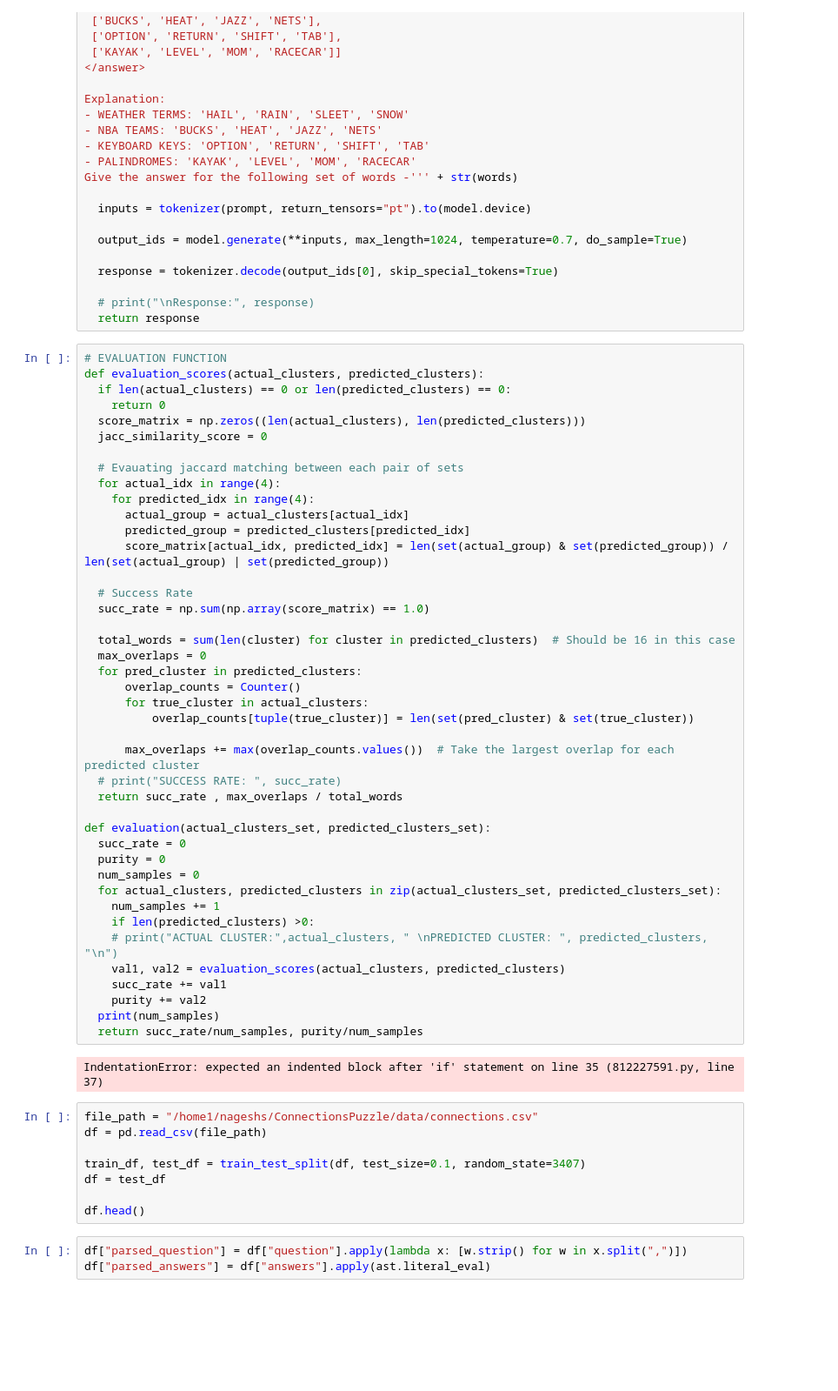
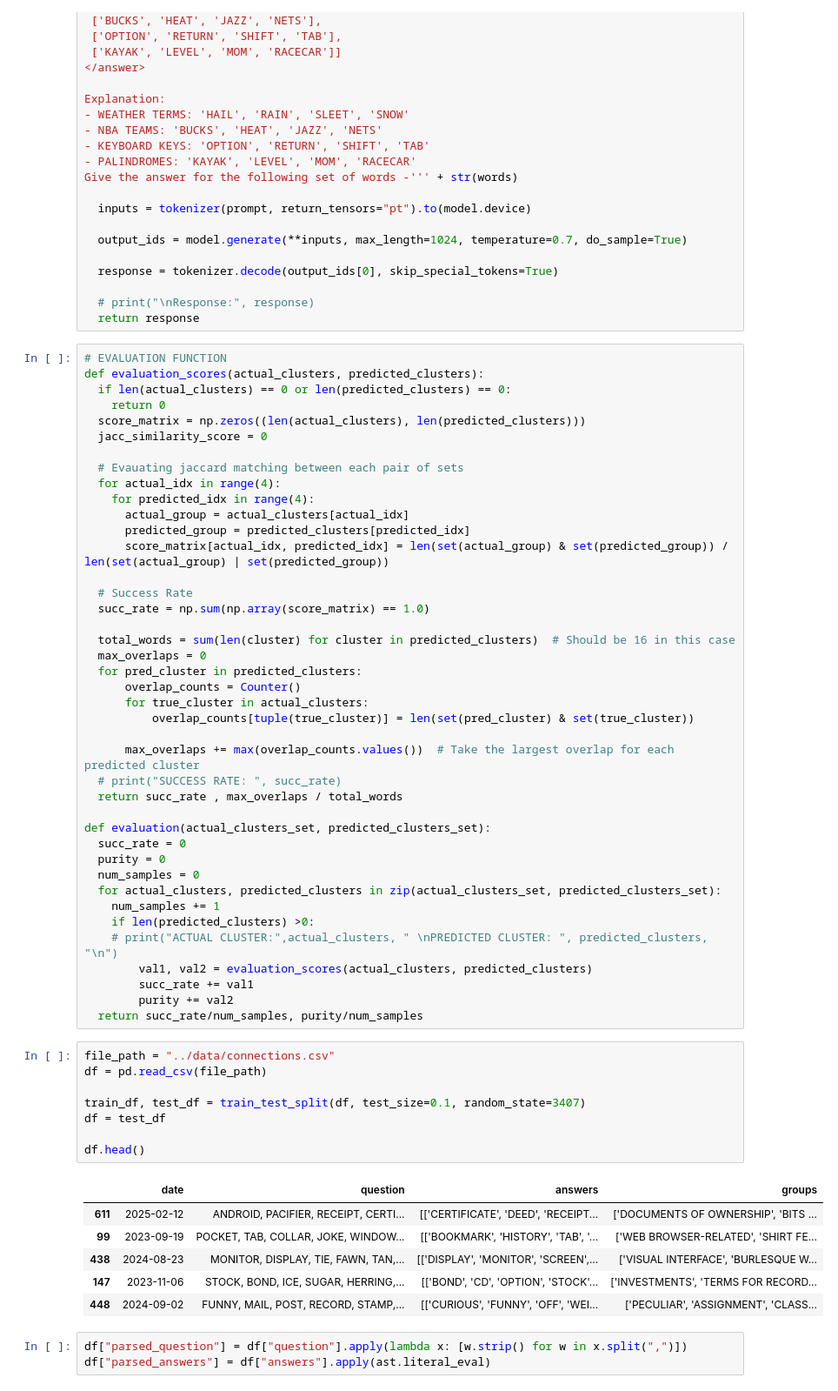
Before and after one commit to swathiasok/ConnectionsPuzzle, a Jupyter notebook: prompt/Response_eval.ipynb, the cells around one changed output. Shown at 87% size. Drawn from its saved outputs; the diff is of its cells as text; blank space fills up the shorter version.

```diff
--- a/prompt/Response_eval.ipynb
+++ b/prompt/Response_eval.ipynb
@@ -145,21 +145,25 @@ def evaluation(actual_clusters_set, predicted_clusters_set):
     num_samples += 1
     if len(predicted_clusters) >0:
     # print("ACTUAL CLUSTER:",actual_clusters, " \nPREDICTED CLUSTER: ", predicted_clusters, "\n")
-    val1, val2 = evaluation_scores(actual_clusters, predicted_clusters)
-    succ_rate += val1
-    purity += val2
-  print(num_samples)
+        val1, val2 = evaluation_scores(actual_clusters, predicted_clusters)
+        succ_rate += val1
+        purity += val2
   return succ_rate/num_samples, purity/num_samples
-# %% [output]
-IndentationError: expected an indented block after 'if' statement on line 35 (812227591.py, line 37)
 # %%
-file_path = "/home1/nageshs/ConnectionsPuzzle/data/connections.csv"
+file_path = "../data/connections.csv"
 df = pd.read_csv(file_path)
 
 train_df, test_df = train_test_split(df, test_size=0.1, random_state=3407)
 df = test_df
 
 df.head()
+# %% [output]
+|  | date | question | answers | groups |
+| 611 | 2025-02-12 | ANDROID, PACIFIER, RECEIPT, CERTI... | [['CERTIFICATE', 'DEED', 'RECEIPT... | ['DOCUMENTS OF OWNERSHIP', 'BITS ... |
+| 99 | 2023-09-19 | POCKET, TAB, COLLAR, JOKE, WINDOW... | [['BOOKMARK', 'HISTORY', 'TAB', '... | ['WEB BROWSER-RELATED', 'SHIRT FE... |
+| 438 | 2024-08-23 | MONITOR, DISPLAY, TIE, FAWN, TAN,... | [['DISPLAY', 'MONITOR', 'SCREEN',... | ['VISUAL INTERFACE', 'BURLESQUE W... |
+| 147 | 2023-11-06 | STOCK, BOND, ICE, SUGAR, HERRING,... | [['BOND', 'CD', 'OPTION', 'STOCK'... | ['INVESTMENTS', 'TERMS FOR RECORD... |
+| 448 | 2024-09-02 | FUNNY, MAIL, POST, RECORD, STAMP,... | [['CURIOUS', 'FUNNY', 'OFF', 'WEI... | ['PECULIAR', 'ASSIGNMENT', 'CLASS... |
 # %%
 df["parsed_question"] = df["question"].apply(lambda x: [w.strip() for w in x.split(",")])
 df["parsed_answers"] = df["answers"].apply(ast.literal_eval)
```
Also changed, not shown: parts of 2 cells of this notebook.
